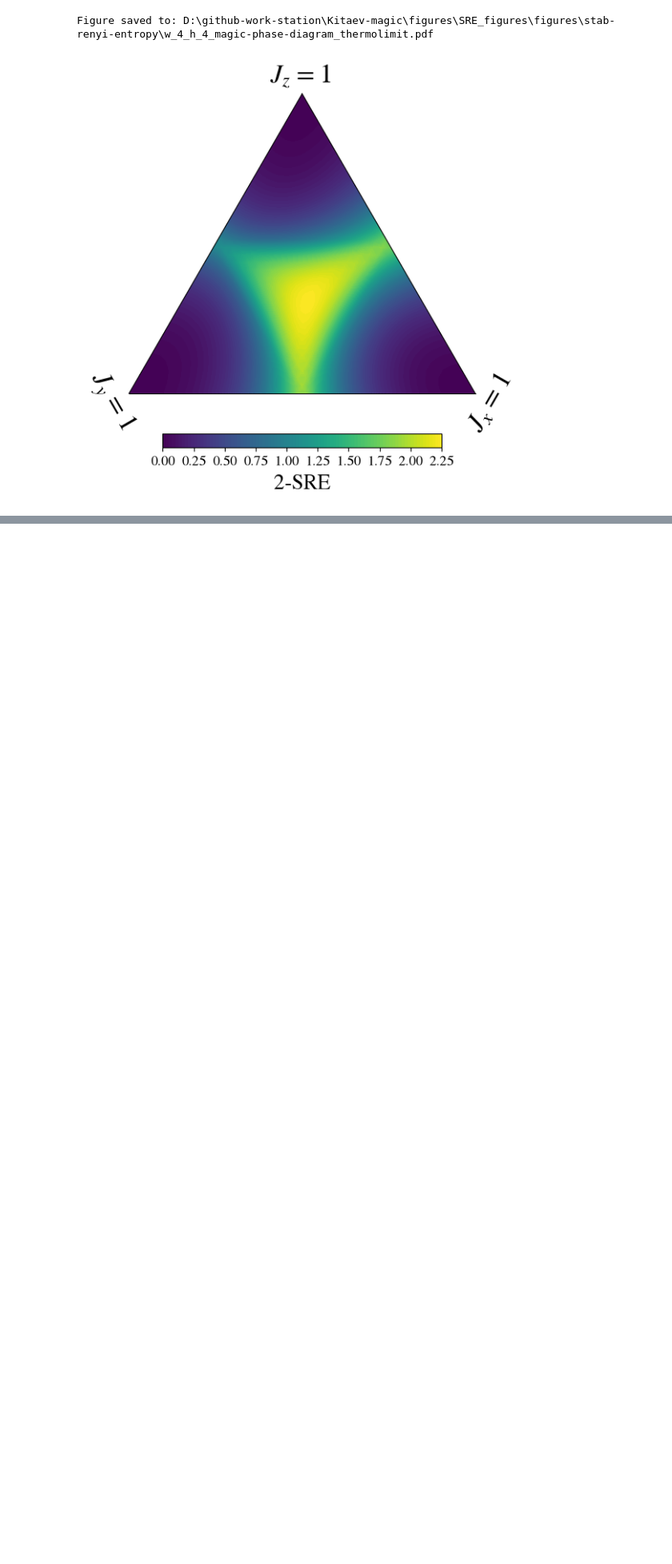
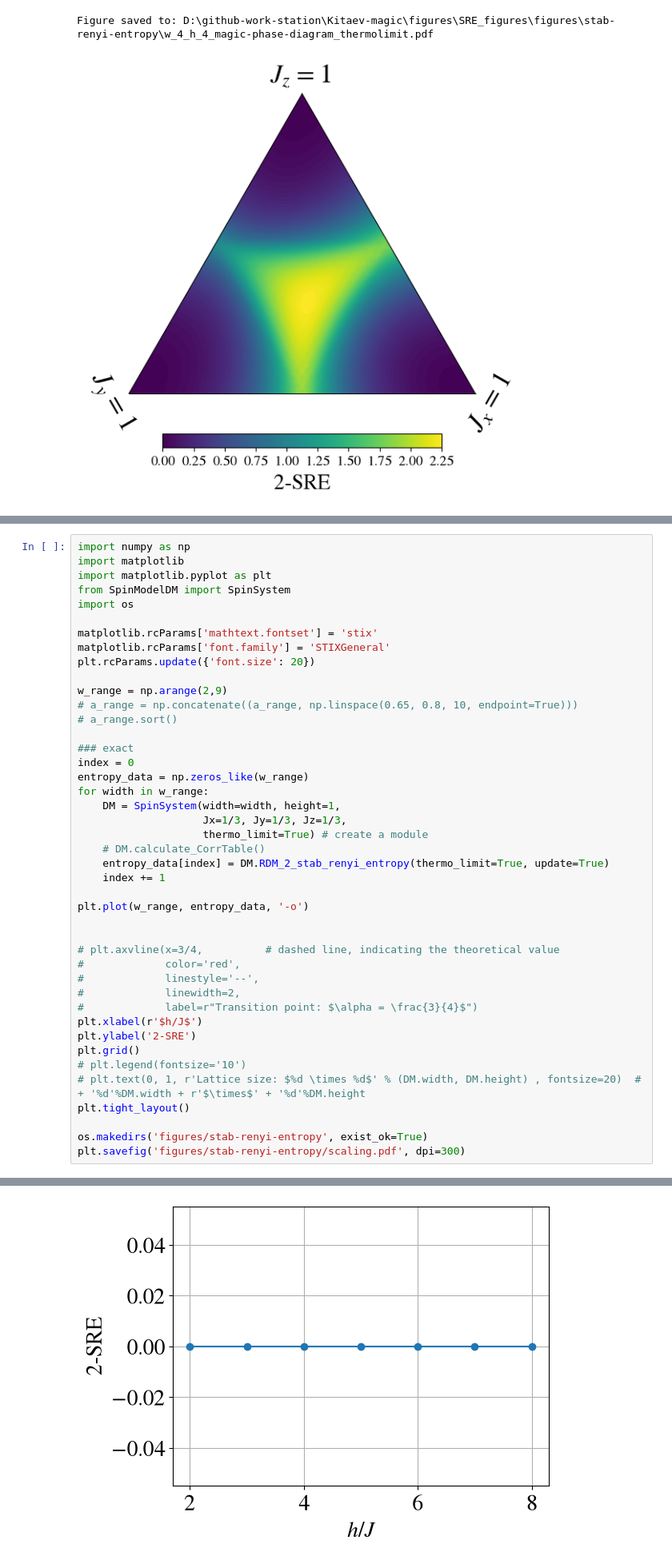
Before and after one commit to WangChenChih/Kitaev-magic, a Jupyter notebook: original-draft/figures/SRE_figures/KitaevDM.ipynb, the cells around one changed output, grey strips where cells are left out. Shown at 80% size. Cells and saved outputs as stored; diff of their text form; blank space fills up the shorter version.

```diff
--- a/original-draft/figures/SRE_figures/KitaevDM.ipynb
+++ b/original-draft/figures/SRE_figures/KitaevDM.ipynb
@@ -896,0 +877,44 @@ np.save('RDM_2_stab_renyi_entropy_termolimit', m1_data)
+# %%
+import numpy as np
+import matplotlib
+import matplotlib.pyplot as plt
+from SpinModelDM import SpinSystem
+import os
+
+matplotlib.rcParams['mathtext.fontset'] = 'stix'
+matplotlib.rcParams['font.family'] = 'STIXGeneral'
+plt.rcParams.update({'font.size': 20})
+
+w_range = np.arange(2,9)
+# a_range = np.concatenate((a_range, np.linspace(0.65, 0.8, 10, endpoint=True)))
+# a_range.sort()
+
+### exact
+index = 0
+entropy_data = np.zeros_like(w_range)
+for width in w_range:
+    DM = SpinSystem(width=width, height=1,
+                    Jx=1/3, Jy=1/3, Jz=1/3,
+                    thermo_limit=True) # create a module
+    # DM.calculate_CorrTable()
+    entropy_data[index] = DM.RDM_2_stab_renyi_entropy(thermo_limit=True, update=True)
+    index += 1
+
+plt.plot(w_range, entropy_data, '-o')
+
+
+# plt.axvline(x=3/4,          # dashed line, indicating the theoretical value
+#             color='red',
+#             linestyle='--',
+#             linewidth=2,
+#             label=r"Transition point: $\alpha = \frac{3}{4}$")
+plt.xlabel(r'$h/J$')
+plt.ylabel('2-SRE')
+plt.grid()
+# plt.legend(fontsize='10')
+# plt.text(0, 1, r'Lattice size: $%d \times %d$' % (DM.width, DM.height) , fontsize=20)  # + '%d'%DM.width + r'$\times$' + '%d'%DM.height
+plt.tight_layout()
+
+os.makedirs('figures/stab-renyi-entropy', exist_ok=True)
+plt.savefig('figures/stab-renyi-entropy/scaling.pdf', dpi=300)
+# %% [output]
@@ -896,0 +938 @@ np.save('RDM_2_stab_renyi_entropy_termolimit', m1_data)
+[figure, added]
```
Also changed, not shown: parts of 6 cells of this notebook, 1 other file.
